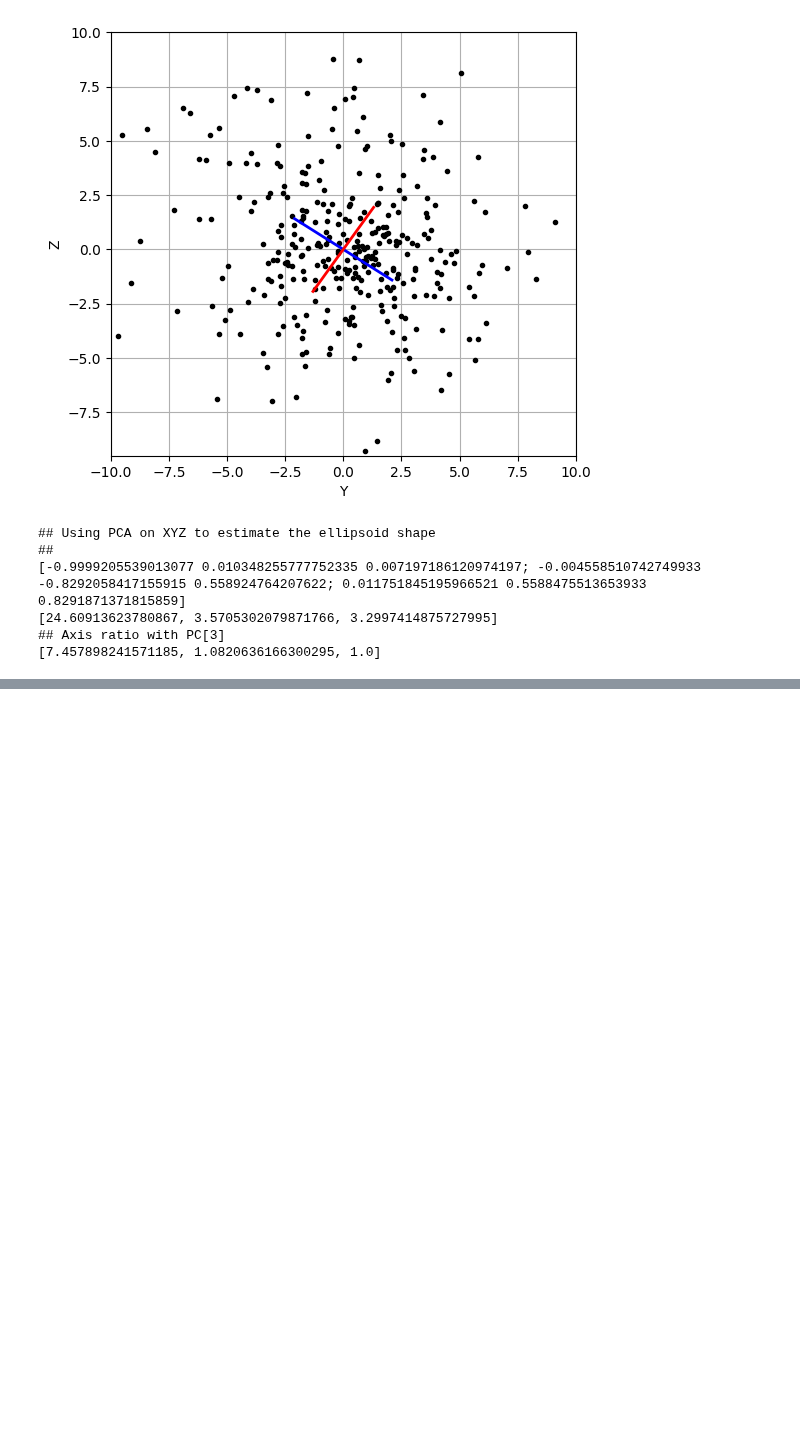
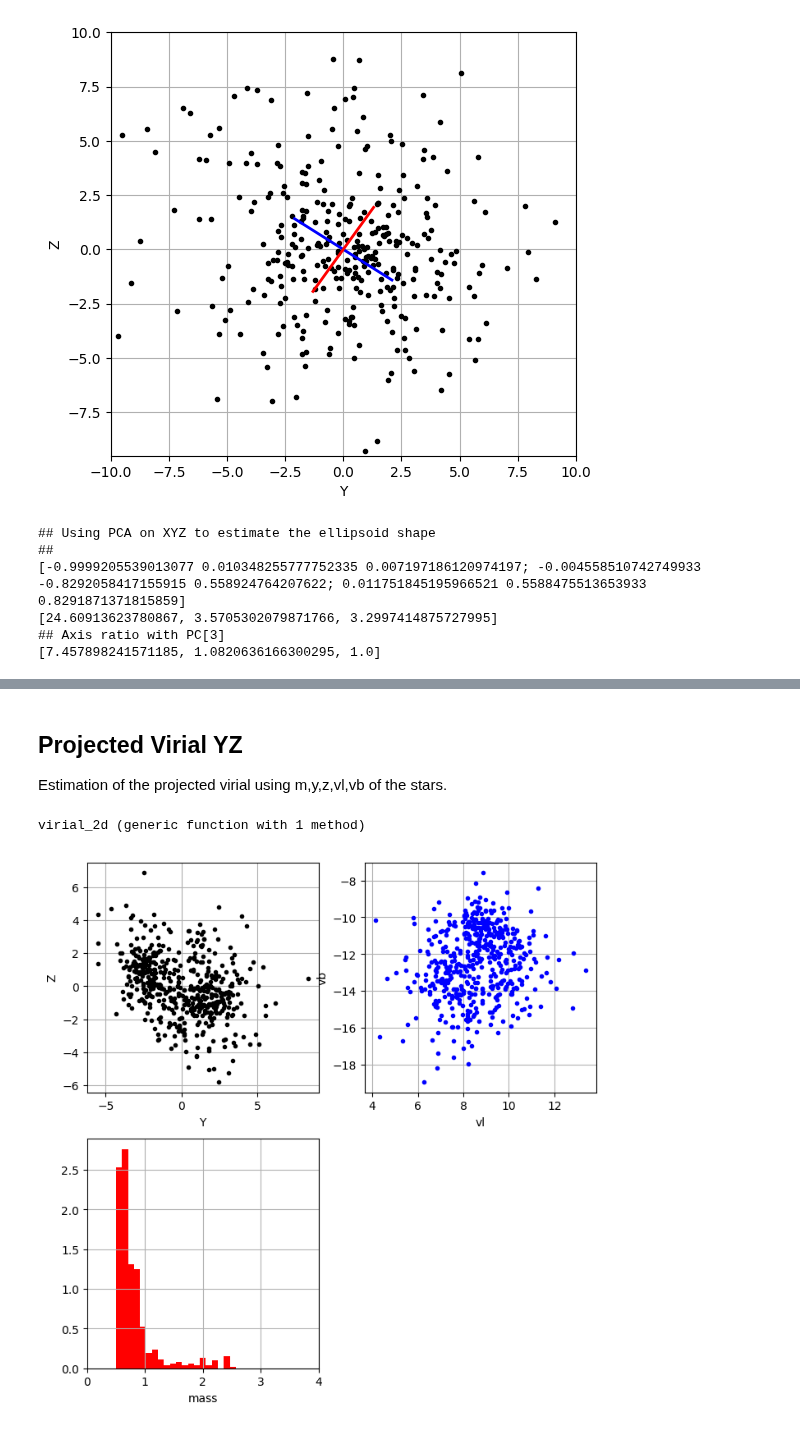
Before and after one commit to bosscha/gaia-shock, a Jupyter notebook: notebooks/analysis/perturbation-markers.ipynb, the cells around one changed output, grey strips where cells are left out. Saved outputs shown, nothing was run; the diff lists cells and outputs as text; code cells hidden in the pictures; blank space fills up the shorter version.

Commit message:
updt virial

```diff
--- a/notebooks/analysis/perturbation-markers.ipynb
+++ b/notebooks/analysis/perturbation-markers.ipynb
@@ -100,0 +185,71 @@ PyPlot.show()
+# %% [markdown]
+## Projected Virial YZ
+
+Estimation of the projected virial using m,y,z,vl,vb of the stars.
+# %%
+## Functions
+
+function virial_2d(mass,x,y,vx,vy)
+    nstars= length(mass)
+
+    A= Array{Float64}(undef,2,nstars)
+    for i in 1:nstars
+        A[:,i]= [x[i] y[i]]
+    end
+
+    d= Distances.Euclidean()
+    p= Distances.pairwise(d, A, A, dims=2)
+
+    ## potential energy
+    Ω= 0.
+    for i in 1:nstars
+        for j in 1:nstars
+            if i!=j
+                Ω+= -G * mass[i] * mass[j] / p[i,j]
+            end
+        end
+    end
+
+    ## kinetic energy
+    T= 0.
+    for i in 1:nstars
+        T+= 0.5 * mass[i] * (vx[i]^2 + vy[i]^2)
+    end
+
+    ## Virial
+    vir= 2T+Ω
+
+    return(vir, T, Ω)
+end
+# %% [output]
+virial_2d (generic function with 1 method)
+# %%
+# oc csv file with estimated mass.
+ocm= "FSR 0999-1.0deg-oc-mass.csv"
+ocm= CSV.read("$ocdir/$ocm", delim=";")
+
+## OC recentered
+ocm.X= ocm.X .- mean(ocm.X)
+ocm.Y= ocm.Y .- mean(ocm.Y)
+ocm.Z= ocm.Z .- mean(ocm.Z)
+
+fig= PyPlot.figure(figsize=(8,8))
+
+ax= PyPlot.subplot(221)
+PyPlot.grid("on")
+PyPlot.plot(ocm.Y, ocm.Z,"k.")
+PyPlot.xlabel("Y") ; PyPlot.ylabel("Z")
+ax= PyPlot.subplot(222)
+PyPlot.grid("on")
+PyPlot.plot(ocm.vl, ocm.vb,"b.")
+PyPlot.xlabel("vl") ; PyPlot.ylabel("vb")
+ax= PyPlot.subplot(223)
+PyPlot.grid("on")
+PyPlot.xlim([0,4])
+PyPlot.hist(ocm.mass , 20, density=true, facecolor="r")
+PyPlot.xlabel("mass")
+
+
+PyPlot.show()
+# %% [output]
+[figure, added]
```
Also changed, not shown: parts of 7 cells of this notebook, 1 other file.
